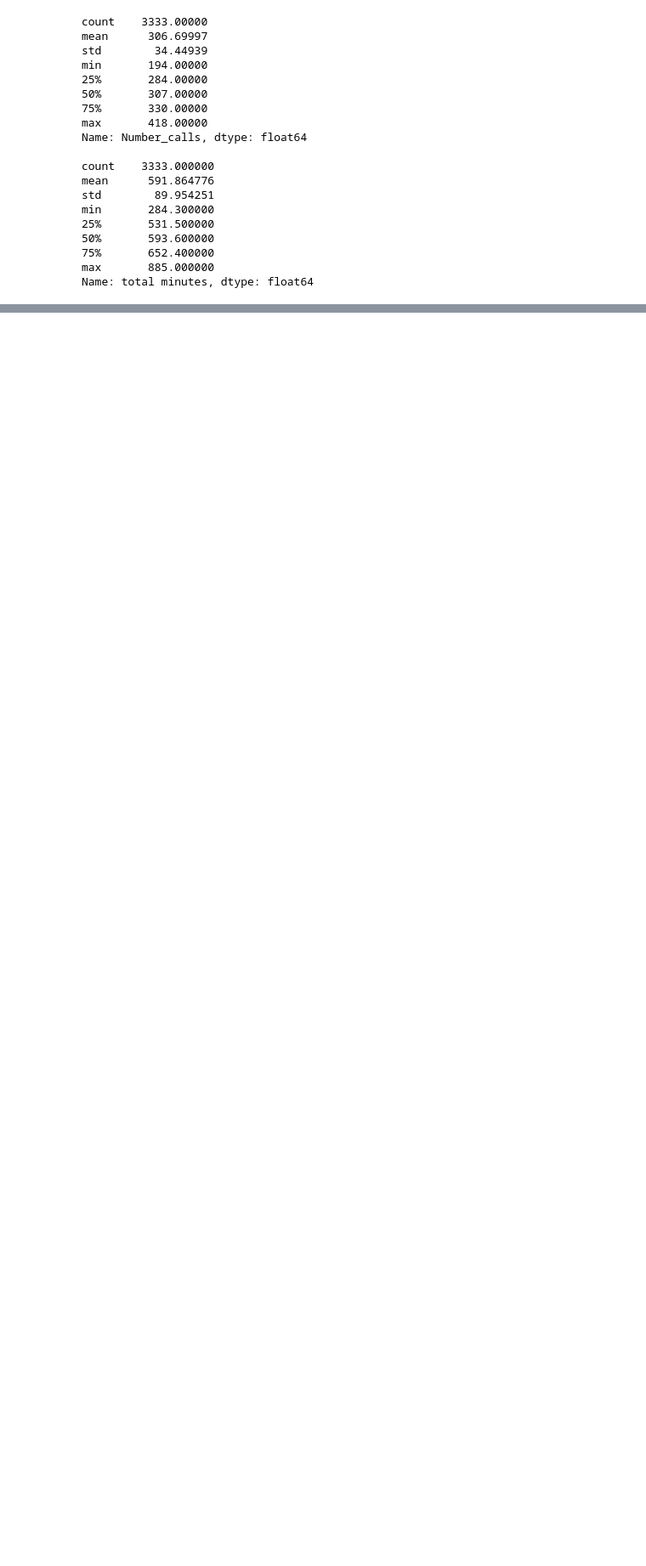
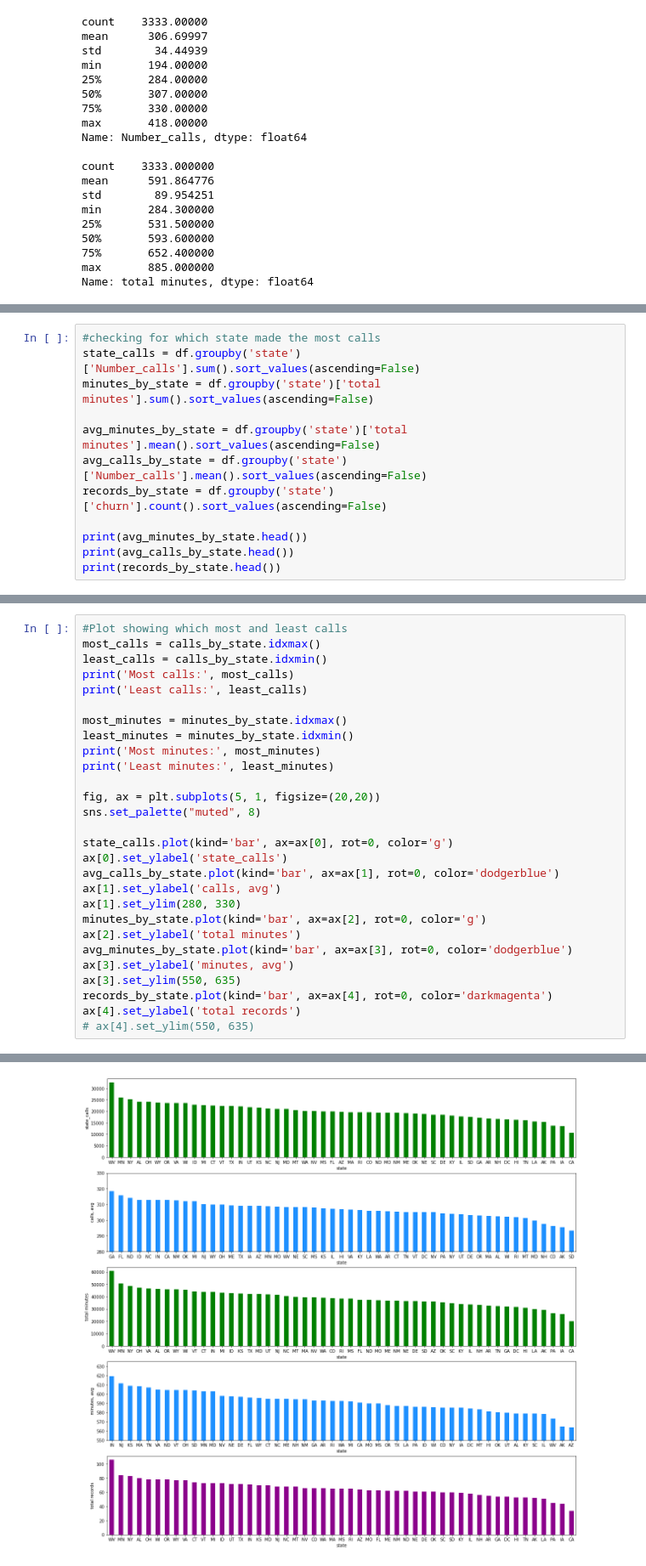
Before and after one commit to TULINYE/Churns_Telcom, a Jupyter notebook: Untitled.ipynb, the cells around one changed output, grey strips where cells are left out. Shown at 85% size. Saved outputs shown, nothing was run; the diff lists cells and outputs as text; blank space fills up the shorter version.

```diff
--- a/Untitled.ipynb
+++ b/Untitled.ipynb
@@ -167,0 +144,12 @@ AttributeError: 'list' object has no attribute 'get'
+# %%
+#checking for which state made the most calls
+state_calls = df.groupby('state')['Number_calls'].sum().sort_values(ascending=False)
+minutes_by_state = df.groupby('state')['total minutes'].sum().sort_values(ascending=False)
+
+avg_minutes_by_state = df.groupby('state')['total minutes'].mean().sort_values(ascending=False)
+avg_calls_by_state = df.groupby('state')['Number_calls'].mean().sort_values(ascending=False)
+records_by_state = df.groupby('state')['churn'].count().sort_values(ascending=False)
+
+print(avg_minutes_by_state.head())
+print(avg_calls_by_state.head())
+print(records_by_state.head())
@@ -167,0 +174,29 @@ AttributeError: 'list' object has no attribute 'get'
+# %%
+#Plot showing which most and least calls
+most_calls = calls_by_state.idxmax()
+least_calls = calls_by_state.idxmin()
+print('Most calls:', most_calls)
+print('Least calls:', least_calls)
+
+most_minutes = minutes_by_state.idxmax()
+least_minutes = minutes_by_state.idxmin()
+print('Most minutes:', most_minutes)
+print('Least minutes:', least_minutes)
+
+fig, ax = plt.subplots(5, 1, figsize=(20,20))
+sns.set_palette("muted", 8)
+
+state_calls.plot(kind='bar', ax=ax[0], rot=0, color='g')
+ax[0].set_ylabel('state_calls')
+avg_calls_by_state.plot(kind='bar', ax=ax[1], rot=0, color='dodgerblue')
+ax[1].set_ylabel('calls, avg')
+ax[1].set_ylim(280, 330)
+minutes_by_state.plot(kind='bar', ax=ax[2], rot=0, color='g')
+ax[2].set_ylabel('total minutes')
+avg_minutes_by_state.plot(kind='bar', ax=ax[3], rot=0, color='dodgerblue')
+ax[3].set_ylabel('minutes, avg')
+ax[3].set_ylim(550, 635)
+records_by_state.plot(kind='bar', ax=ax[4], rot=0, color='darkmagenta')
+ax[4].set_ylabel('total records')
+# ax[4].set_ylim(550, 635)
+# %% [output]
@@ -167,0 +208 @@ AttributeError: 'list' object has no attribute 'get'
+[figure, added]
```
Also changed, not shown: parts of 9 cells of this notebook.
